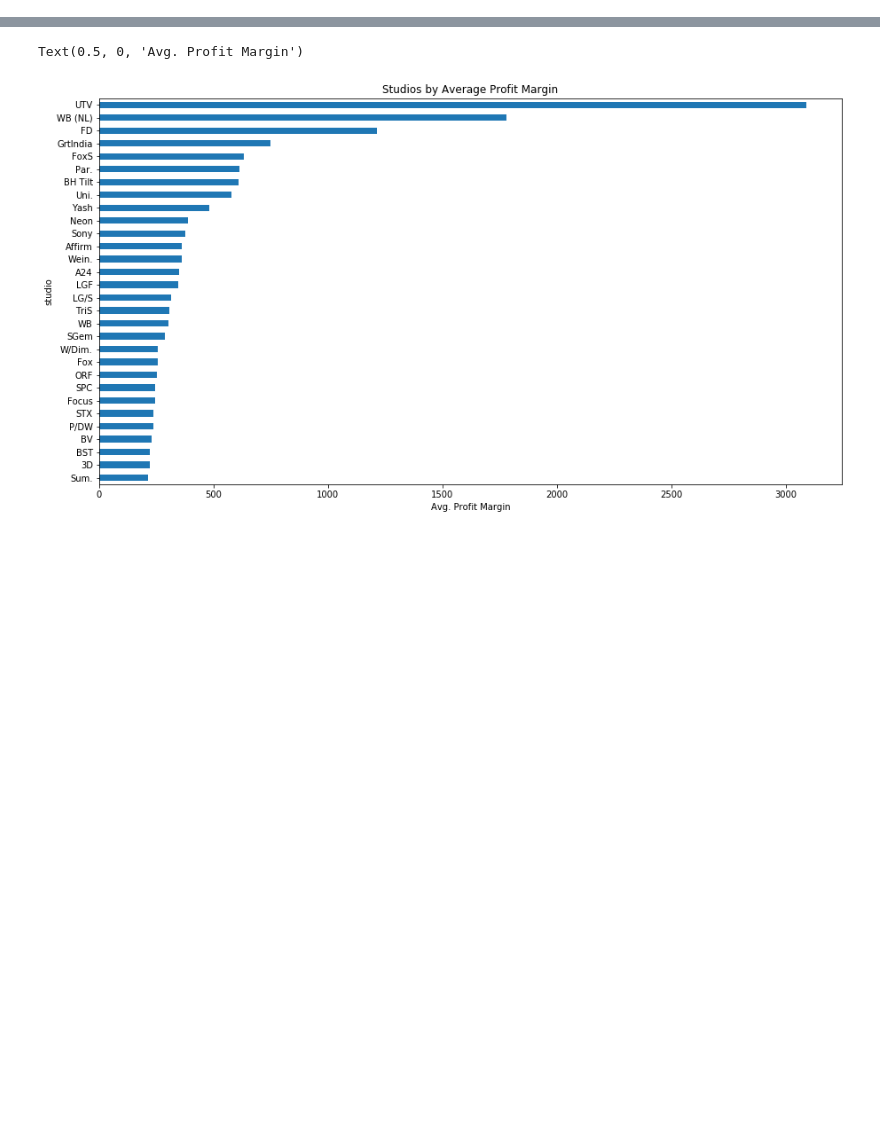
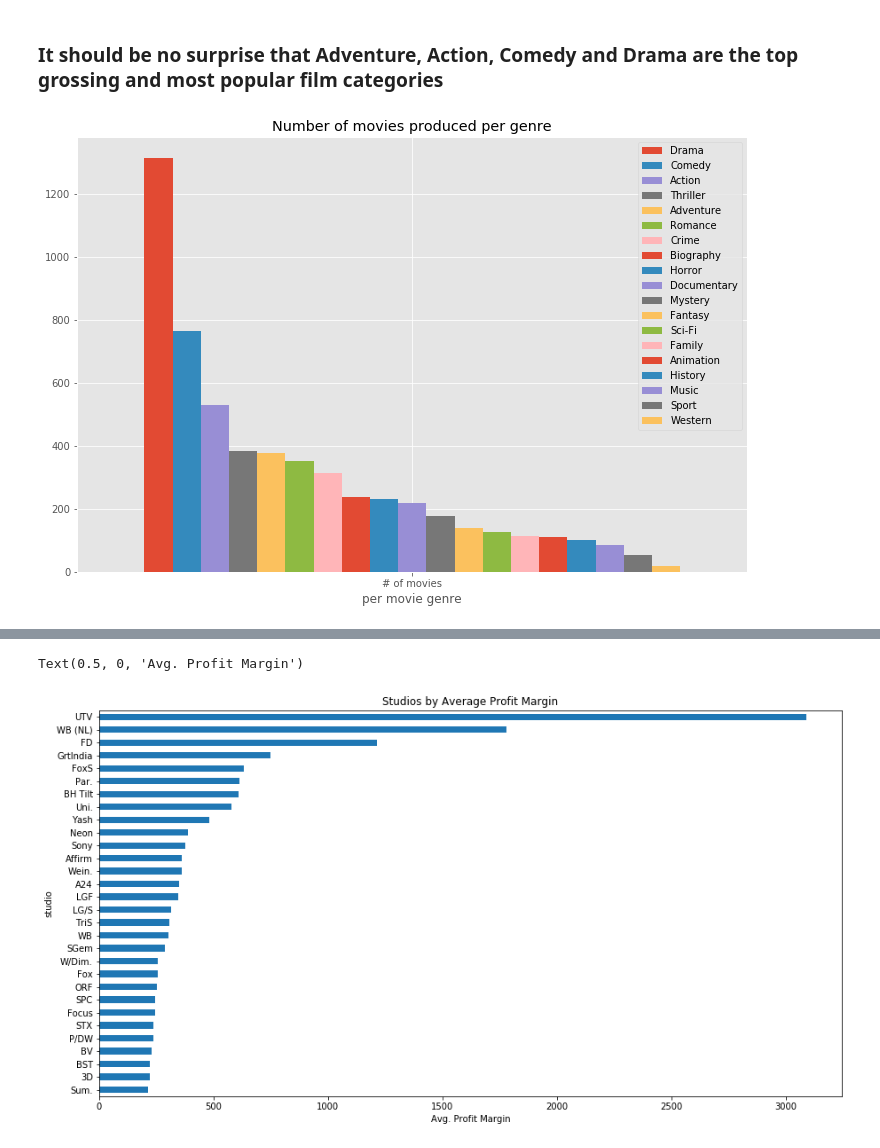
Before and after one commit to johnnyboi1016/dsc-mod-1-project-v2-1-online-ds-ft-120919, a Jupyter notebook: student.ipynb, the cells around one changed output, grey strips where cells are left out. Cells and saved outputs as stored; diff of their text form; code cells hidden in the pictures; blank space fills up the shorter version.

```diff
--- a/student.ipynb
+++ b/student.ipynb
@@ -264,0 +412,14 @@ TypeError: arg must be a list, tuple, 1-d array, or Series
+# %% [markdown]
+### It should be no surprise that Adventure, Action, Comedy and Drama are the top grossing and most popular film categories
+# %%
+#Plot # of movies made by genre
+df2.sort_values(by='# of movies', ascending=False, inplace=True)
+df2.drop(labels=['revenues'], axis=1, inplace=True)
+df2.drop(labels=['profits'], axis=1, inplace=True)
+
+df2.transpose().plot(kind='bar', figsize=(12,8), grid='bool', width=2.0, rot='horizontal',
+                     title='Number of movies produced per genre')
+plt.xlabel('per movie genre')
+plt.show()
+# %% [output]
+[figure, added]
```
Also changed, not shown: parts of 60 cells of this notebook, 2 other files.
